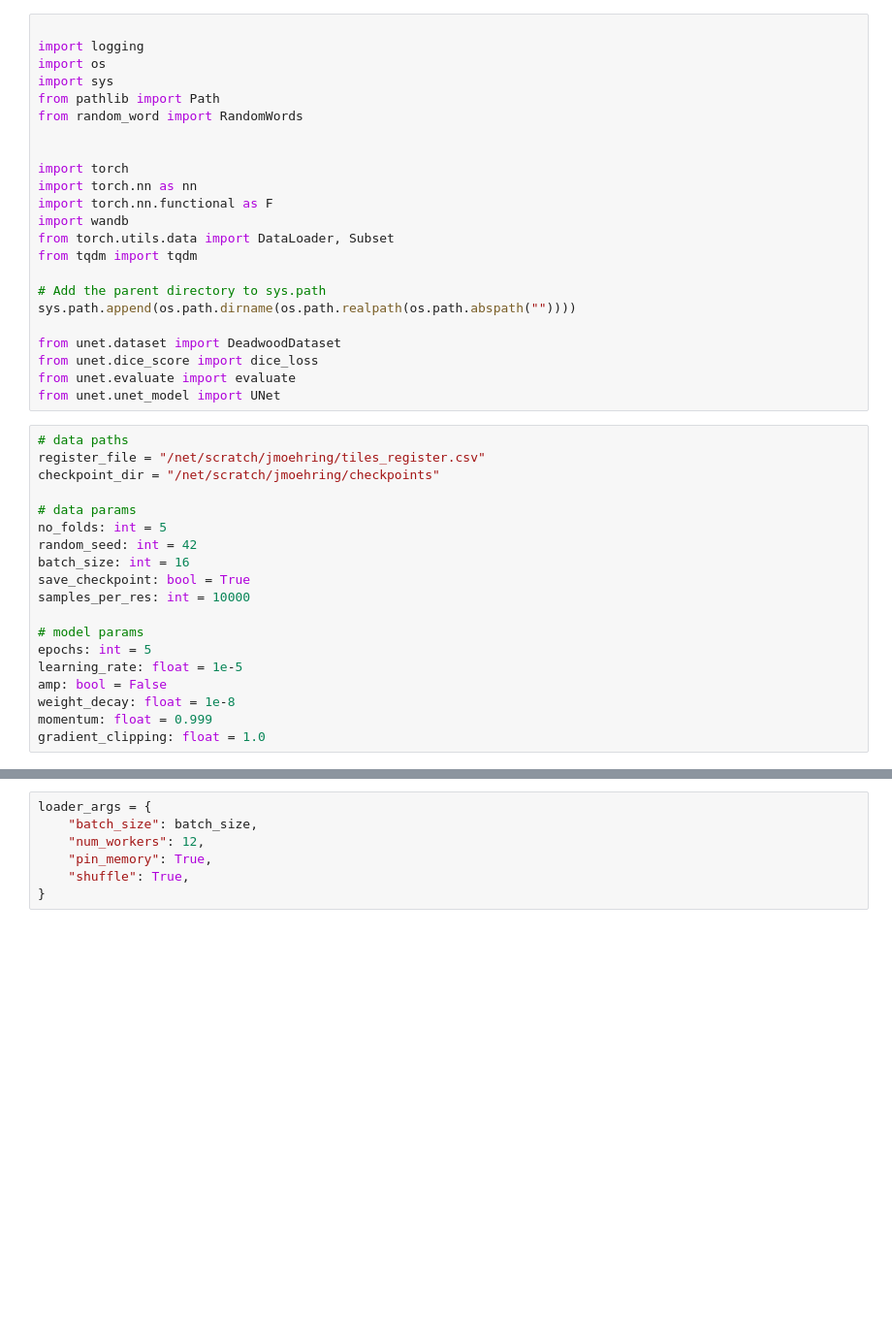
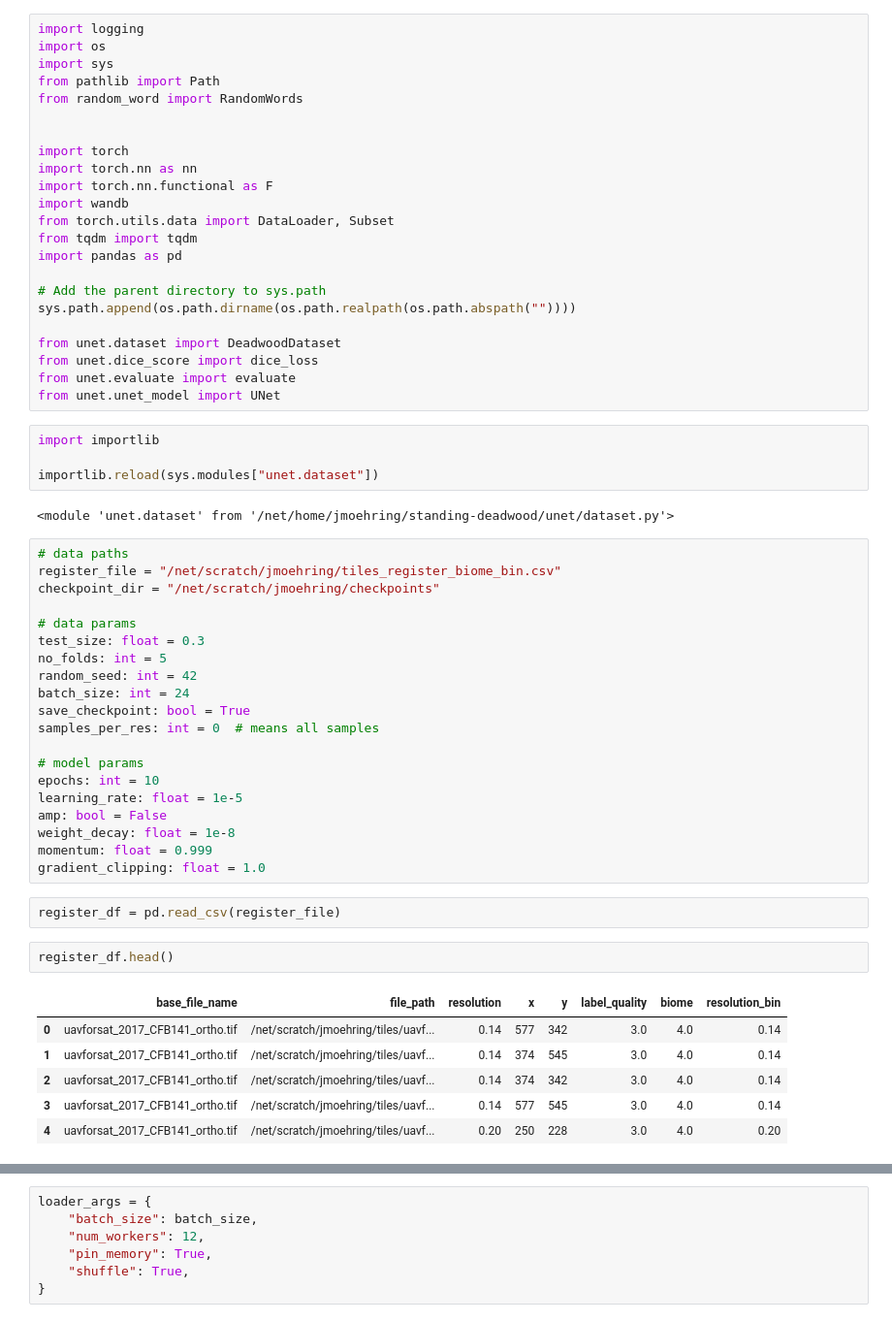
Before and after one commit to jmoeh/standing-deadwood, a Jupyter notebook: notebooks/04_train_model.ipynb, the cells around one changed output, grey strips where cells are left out. Shown: that part at 97% size. Saved outputs shown, nothing was run; the diff lists cells and outputs as text; blank space fills up the shorter version.

```diff
--- a/notebooks/04_train_model.ipynb
+++ b/notebooks/04_train_model.ipynb
@@ -1,5 +1,4 @@
 # %%
-
 import logging
 import os
 import sys
@@ -13,6 +12,7 @@ import torch.nn.functional as F
 import wandb
 from torch.utils.data import DataLoader, Subset
 from tqdm import tqdm
+import pandas as pd
 
 # Add the parent directory to sys.path
 sys.path.append(os.path.dirname(os.path.realpath(os.path.abspath(""))))
@@ -21,24 +21,42 @@ from unet.dataset import DeadwoodDataset
 from unet.dice_score import dice_loss
 from unet.evaluate import evaluate
 from unet.unet_model import UNet
+# %%
+import importlib
+
+importlib.reload(sys.modules["unet.dataset"])
+# %% [output]
+<module 'unet.dataset' from '/net/home/jmoehring/standing-deadwood/unet/dataset.py'>
 # %%
 # data paths
-register_file = "/net/scratch/jmoehring/tiles_register.csv"
+register_file = "/net/scratch/jmoehring/tiles_register_biome_bin.csv"
 checkpoint_dir = "/net/scratch/jmoehring/checkpoints"
 
 # data params
+test_size: float = 0.3
 no_folds: int = 5
 random_seed: int = 42
-batch_size: int = 16
+batch_size: int = 24
 save_checkpoint: bool = True
-samples_per_res: int = 10000
+samples_per_res: int = 0  # means all samples
 
 # model params
-epochs: int = 5
+epochs: int = 10
 learning_rate: float = 1e-5
 amp: bool = False
 weight_decay: float = 1e-8
 momentum: float = 0.999
 gradient_clipping: float = 1.0
+# %%
+register_df = pd.read_csv(register_file)
+# %%
+register_df.head()
+# %% [output]
+|  | base_file_name | file_path | resolution | x | y | label_quality | biome | resolution_bin |
+| 0 | uavforsat_2017_CFB141_ortho.tif | /net/scratch/jmoehring/tiles/uavf... | 0.14 | 577 | 342 | 3.0 | 4.0 | 0.14 |
+| 1 | uavforsat_2017_CFB141_ortho.tif | /net/scratch/jmoehring/tiles/uavf... | 0.14 | 374 | 545 | 3.0 | 4.0 | 0.14 |
+| 2 | uavforsat_2017_CFB141_ortho.tif | /net/scratch/jmoehring/tiles/uavf... | 0.14 | 374 | 342 | 3.0 | 4.0 | 0.14 |
+| 3 | uavforsat_2017_CFB141_ortho.tif | /net/scratch/jmoehring/tiles/uavf... | 0.14 | 577 | 545 | 3.0 | 4.0 | 0.14 |
+| 4 | uavforsat_2017_CFB141_ortho.tif | /net/scratch/jmoehring/tiles/uavf... | 0.20 | 250 | 228 | 3.0 | 4.0 | 0.20 |
 # %%
 dataset = DeadwoodDataset(
```
Also changed, not shown: parts of 7 cells of this notebook, 5 other files.
